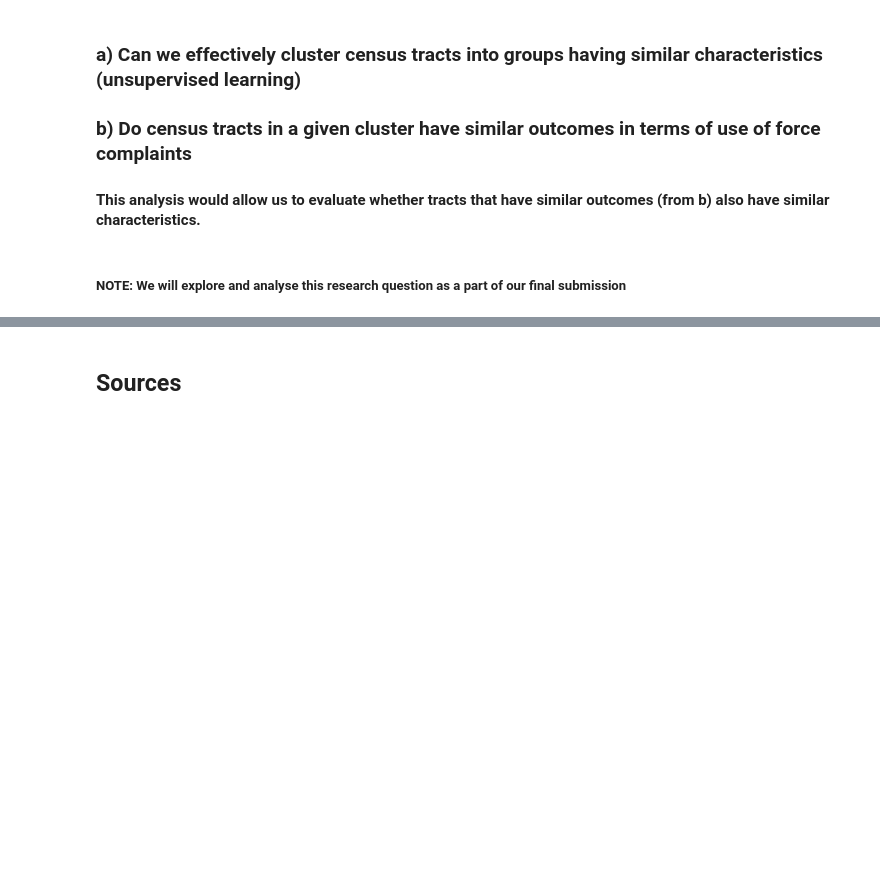
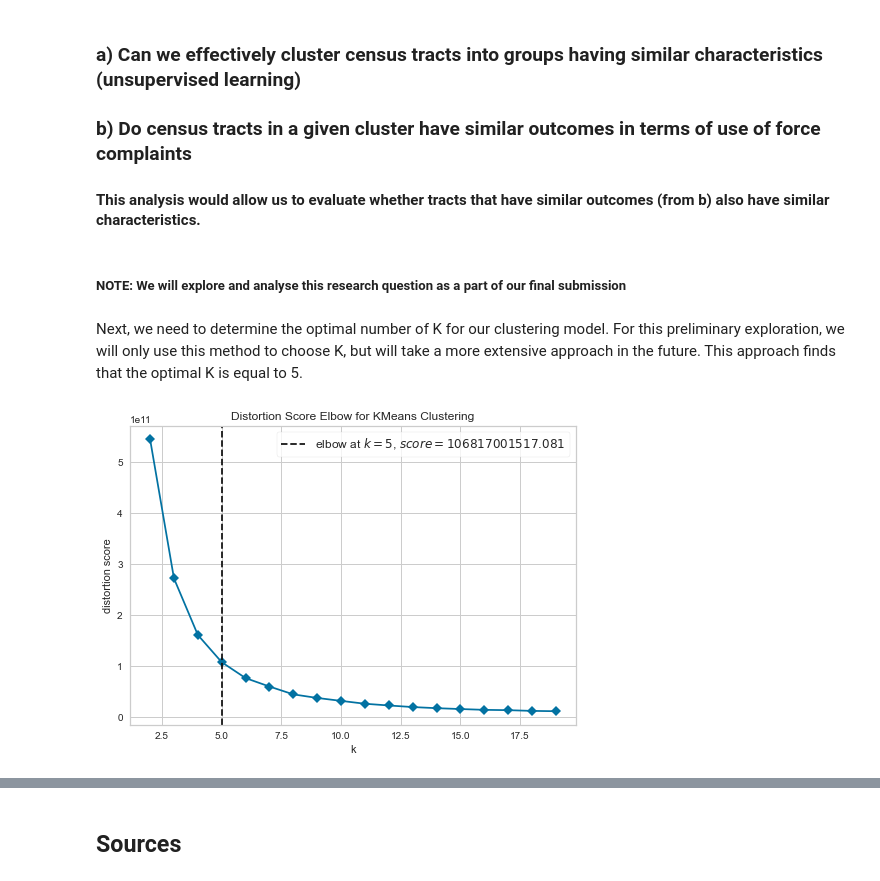
Before and after one commit to mihirbhaskar/chicago-complaints, a Jupyter notebook: code/6_DescribeData.ipynb, the cells around one changed output, grey strips where cells are left out. Drawn from its saved outputs; the diff is of its cells as text; code cells hidden in the pictures; blank space fills up the shorter version.

```diff
--- a/code/6_DescribeData.ipynb
+++ b/code/6_DescribeData.ipynb
@@ -308,0 +308,17 @@ Commentary: We see that a Naive Bayesian classification model has quite low accu
+# %%
+df_y = GeoData['complaint_count']
+df_X = GeoData.drop(columns = ['complaint_rate', 'complaint_count',
+                               'GEOID10', 'geo_id', 'geometry',
+                               'DP02_0088PE', 'DP04_0002PE', 'DP03_0096PE',
+                               'DP02_0069PE', 'DP04_0063PE', 'DP03_0004PE', 'DP02_0114PE'])
+df_X = df_X.select_dtypes(['number'])
+# %% [markdown]
+Next, we need to determine the optimal number of K for our clustering model. For this preliminary exploration, we will only use this method to choose K, but will take a more extensive approach in the future. This approach finds that the optimal K is equal to 5.
+# %%
+#Create a Kmeans model
+model = KMeans(random_state=1)
+#run from k=2 to k=20
+visualizer = KElbowVisualizer(model, k=(2,20), timings = False).fit(df_X)
+visualizer.show();
+# %% [output]
+[figure, added]
```
Also changed, not shown: parts of 21 cells of this notebook.
